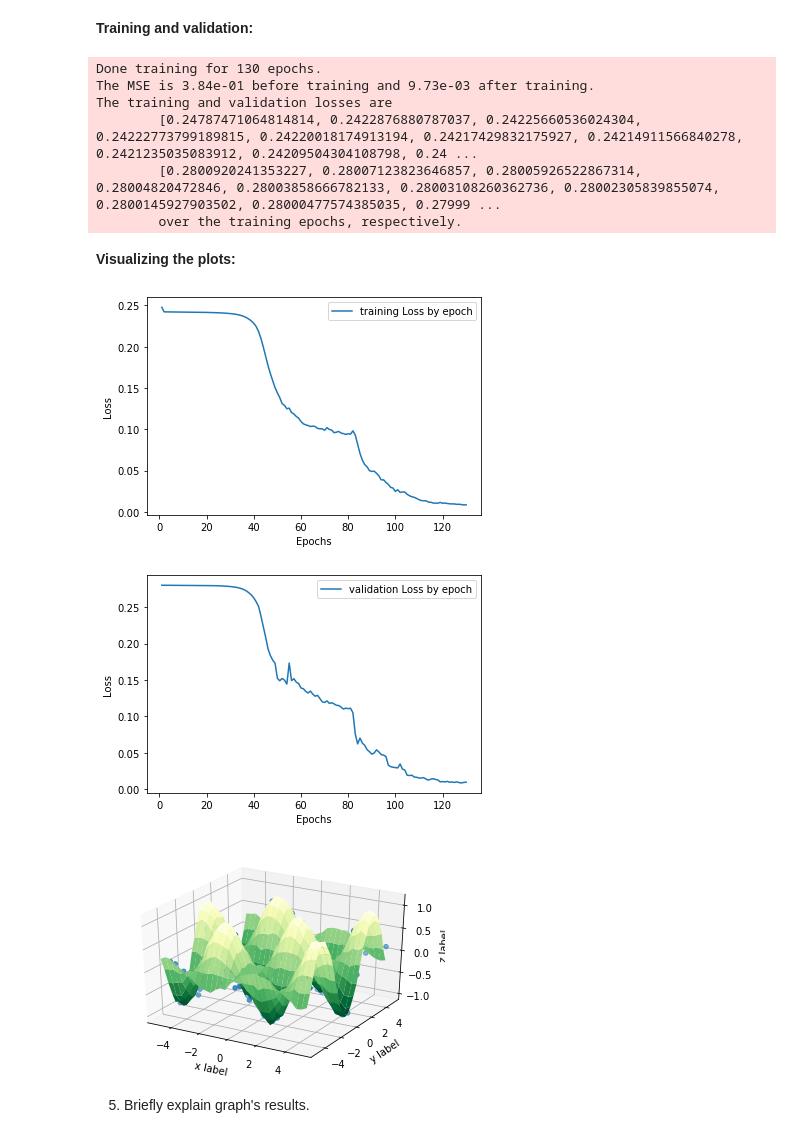
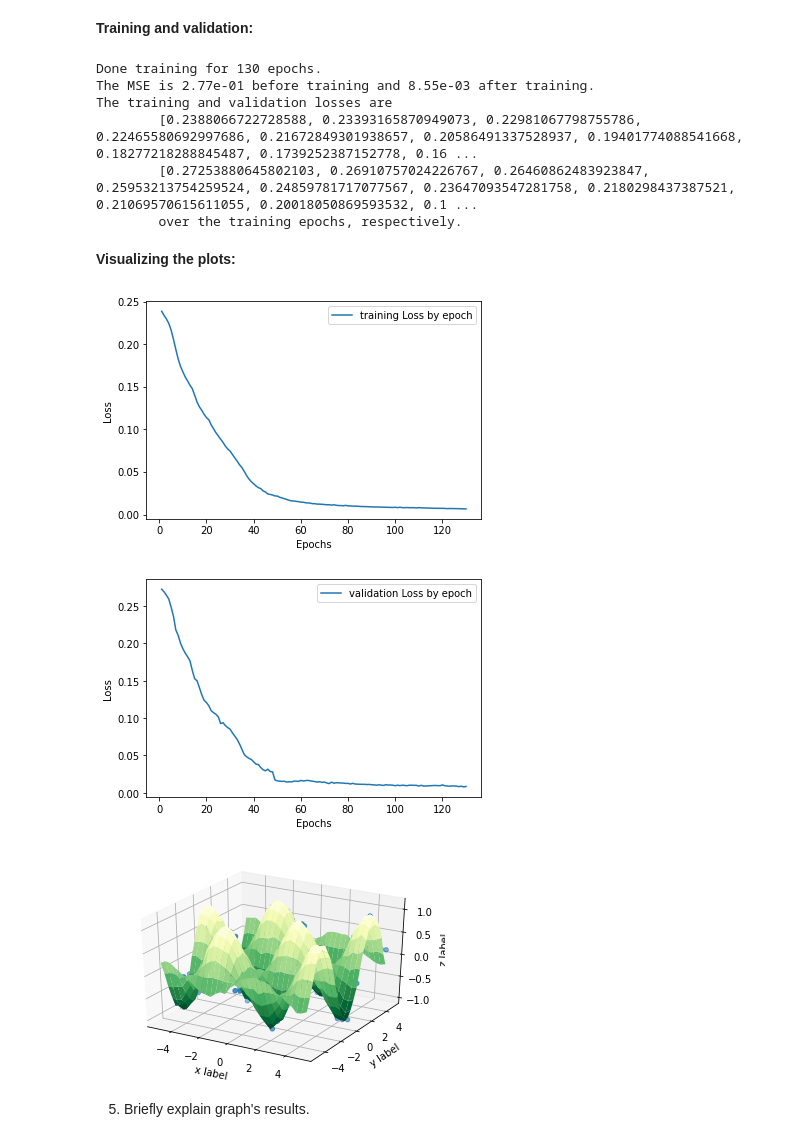
Before and after one commit to barifrah1/mlp, a Jupyter notebook: EX_1_Ifrah_Tal_Nistel.ipynb, the cells around one changed output. Saved outputs shown, nothing was run; the diff lists cells and outputs as text; code cells hidden in the pictures.

Commit message:
final after changed overfitted model num of layers

```diff
--- a/EX_1_Ifrah_Tal_Nistel.ipynb
+++ b/EX_1_Ifrah_Tal_Nistel.ipynb
@@ -574,60 +575,57 @@ class MlpRegression_over(nn.Module):
         self.fc2 = nn.Linear(hidden_size, int(hidden_size/2))
         self.fc3 = nn.Linear(int(hidden_size/2), int(hidden_size/4))
         self.fc4 = nn.Linear(int(hidden_size/4), int(hidden_size/8))
-        self.fc5 = nn.Linear(int(hidden_size/8), int(hidden_size/16))
-        self.fc6 = nn.Linear(int(hidden_size/16),int(hidden_size/32))
-        self.output = nn.Linear(int(hidden_size/32), n_output)
+        self.output = nn.Linear(int(hidden_size/8), n_output)
 
     def forward(self, x):
         x = F.relu(self.fc1(x))
         x = F.relu(self.fc2(x))
         x = F.relu(self.fc3(x))
         x = F.relu(self.fc4(x))
-        x = F.relu(self.fc5(x))
-        x = F.relu(self.fc6(x))
         x = self.output(x)
         return x
 # %% [markdown]
 **Training and validation:**
 # %%
 x_train, x_test, y_train, y_test = preproccess(xx, yy, z)
+tr_loss, val_loss, test_loss, untrained_test_loss = 0,0,0,0
 trainXandYTuple = (x_train,y_train)
 testXandYTuple = (x_test,y_test)
 in_features = 2
 hidden_size = 64
 n_output = 1
-net = MlpRegression_over(in_features, hidden_size, n_output)
+overfit_net = MlpRegression_over(in_features, hidden_size, n_output)
 args = MlpArgs(5e-3, 130,'regression')
-tr_loss, val_loss, test_loss, untrained_test_loss = training_loop(args,net,trainXandYTuple,testXandYTuple,testXandYTuple,nn.MSELoss)
+tr_loss, val_loss, test_loss, untrained_test_loss = training_loop(args,overfit_net,trainXandYTuple,testXandYTuple,testXandYTuple,nn.MSELoss)
 # %% [output]
 Done training for 130 epochs.
-The MSE is 3.84e-01 before training and 9.73e-03 after training.
+The MSE is 2.77e-01 before training and 8.55e-03 after training.
 The training and validation losses are
-        [0.24787471064814814, 0.2422876880787037, 0.24225660536024304, 0.24222773799189815, 0.24220018174913194, 0.24217429832175927, 0.24214911566840278, 0.2421235035083912, 0.24209504304108798, 0.24 ...
-        [0.2800920241353227, 0.28007123823646857, 0.28005926522867314, 0.28004820472846, 0.28003858666782133, 0.28003108260362736, 0.28002305839855074, 0.2800145927903502, 0.28000477574385035, 0.27999 ...
+        [0.2388066722728588, 0.23393165870949073, 0.22981067798755786, 0.22465580692997686, 0.21672849301938657, 0.20586491337528937, 0.19401774088541668, 0.18277218288845487, 0.1739252387152778, 0.16 ...
+        [0.27253880645802103, 0.26910757024226767, 0.26460862483923847, 0.25953213754259524, 0.24859781717077567, 0.23647093547281758, 0.2180298437387521, 0.21069570615611055, 0.20018050869593532, 0.1 ...
         over the training epochs, respectively.
 # %% [markdown]
 **Visualizing the plots:**
 # %%
 plot_loss_graph(tr_loss, "training")
 plot_loss_graph(val_loss, "validation")
 
 X=x_test[:,0].numpy()
 Y=x_test[:,1].numpy()
 net.eval()
 with torch.no_grad():
-    Z=net(x_test).detach().numpy()
+    Z=overfit_net(x_test).detach().numpy()
 ax = plt.axes(projection='3d')
 ax.plot_surface(xx, yy, z,cmap='YlGn_r');
 ax.scatter(X, Y, Z) ;
 ax.set_xlabel('x label')
 ax.set_ylabel('y label')
 ax.set_zlabel('z label')
 plt.show()
 # %% [output]
-[figure, old version]
+[figure, new version]
-[figure, old version]
+[figure, new version]
-[figure, old version]
+[figure, new version]
 # %% [markdown]
 5. Briefly explain graph's results.
 # %% [markdown]
```
Also changed, not shown: parts of 7 cells of this notebook, 1 other file.
